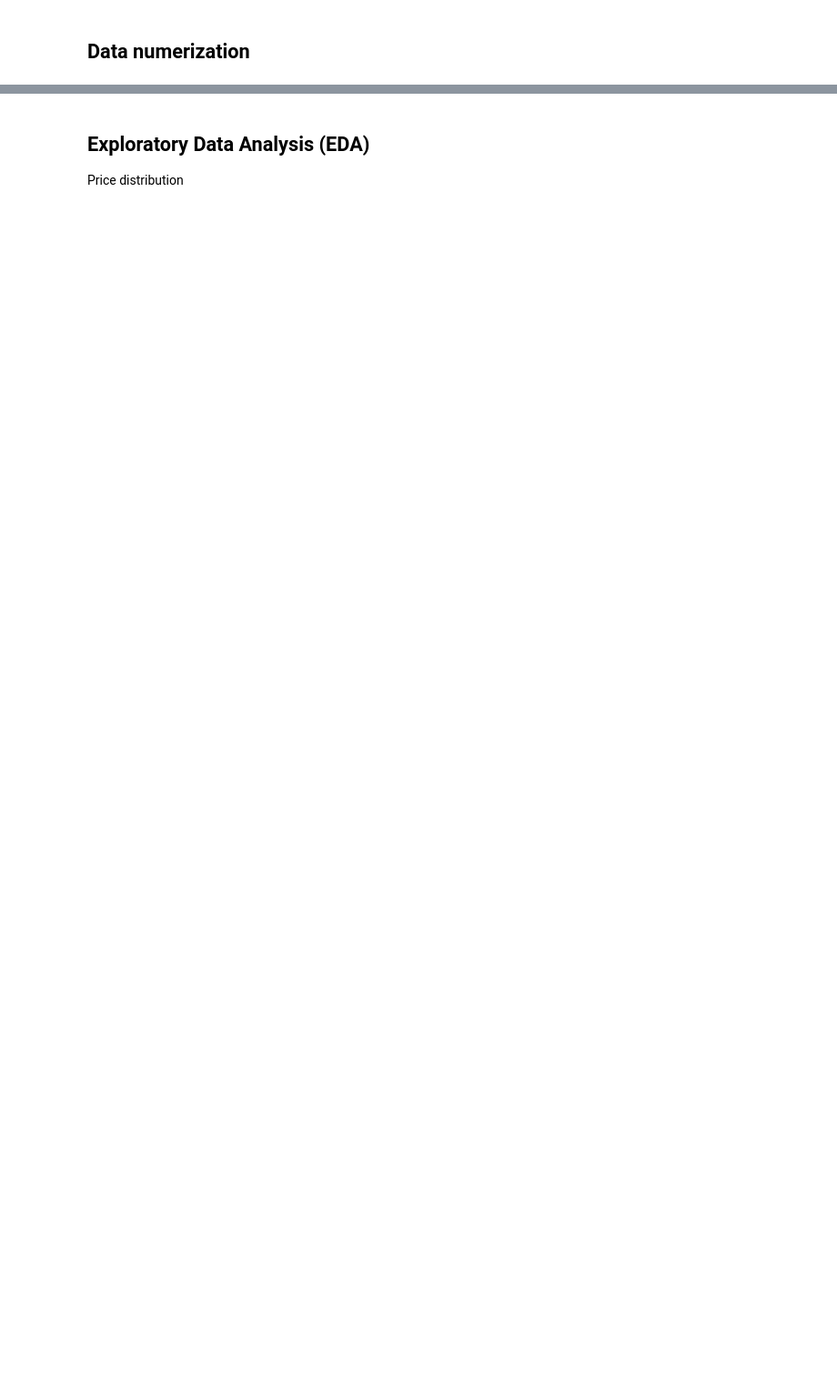
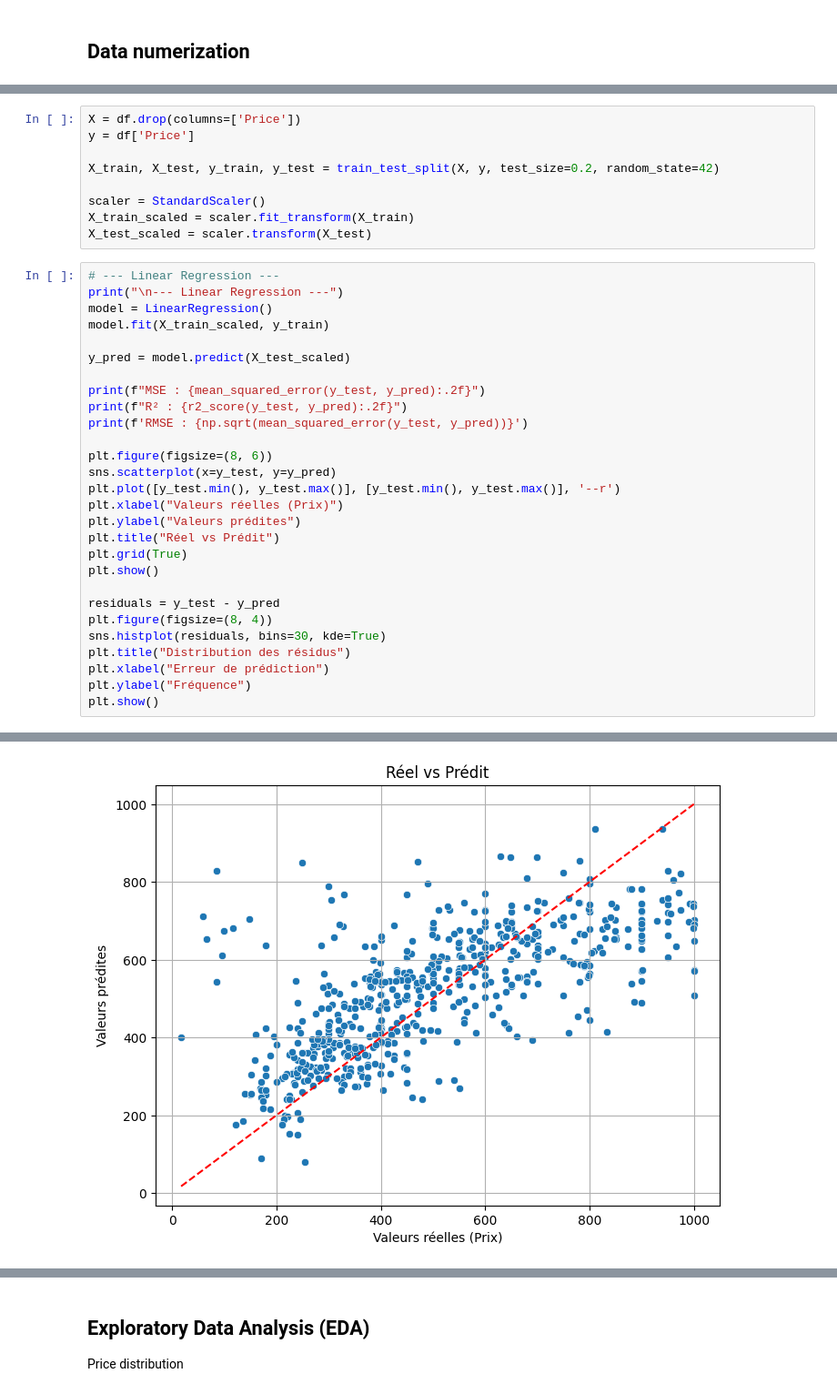
Before and after one commit to agpinedam/Project_Machine_Learning, a Jupyter notebook: exploring_data.ipynb, the cells around one changed output, grey strips where cells are left out. Shown: that part at 91% size. Drawn from its saved outputs; the diff is of its cells as text; blank space fills up the shorter version.

```diff
--- a/exploring_data.ipynb
+++ b/exploring_data.ipynb
@@ -339,0 +348,38 @@ df.head()
+# %%
+X = df.drop(columns=['Price'])
+y = df['Price']
+
+X_train, X_test, y_train, y_test = train_test_split(X, y, test_size=0.2, random_state=42)
+
+scaler = StandardScaler()
+X_train_scaled = scaler.fit_transform(X_train)
+X_test_scaled = scaler.transform(X_test)
+# %%
+# --- Linear Regression ---
+print("\n--- Linear Regression ---")
+model = LinearRegression()
+model.fit(X_train_scaled, y_train)
+
+y_pred = model.predict(X_test_scaled)
+
+print(f"MSE : {mean_squared_error(y_test, y_pred):.2f}")
+print(f"R² : {r2_score(y_test, y_pred):.2f}")
+print(f'RMSE : {np.sqrt(mean_squared_error(y_test, y_pred))}')
+
+plt.figure(figsize=(8, 6))
+sns.scatterplot(x=y_test, y=y_pred)
+plt.plot([y_test.min(), y_test.max()], [y_test.min(), y_test.max()], '--r')
+plt.xlabel("Valeurs réelles (Prix)")
+plt.ylabel("Valeurs prédites")
+plt.title("Réel vs Prédit")
+plt.grid(True)
+plt.show()
+
+residuals = y_test - y_pred
+plt.figure(figsize=(8, 4))
+sns.histplot(residuals, bins=30, kde=True)
+plt.title("Distribution des résidus")
+plt.xlabel("Erreur de prédiction")
+plt.ylabel("Fréquence")
+plt.show()
+# %% [output]
@@ -339,0 +390 @@ df.head()
+[figure, added]
```
Also changed, not shown: parts of 12 cells of this notebook.
